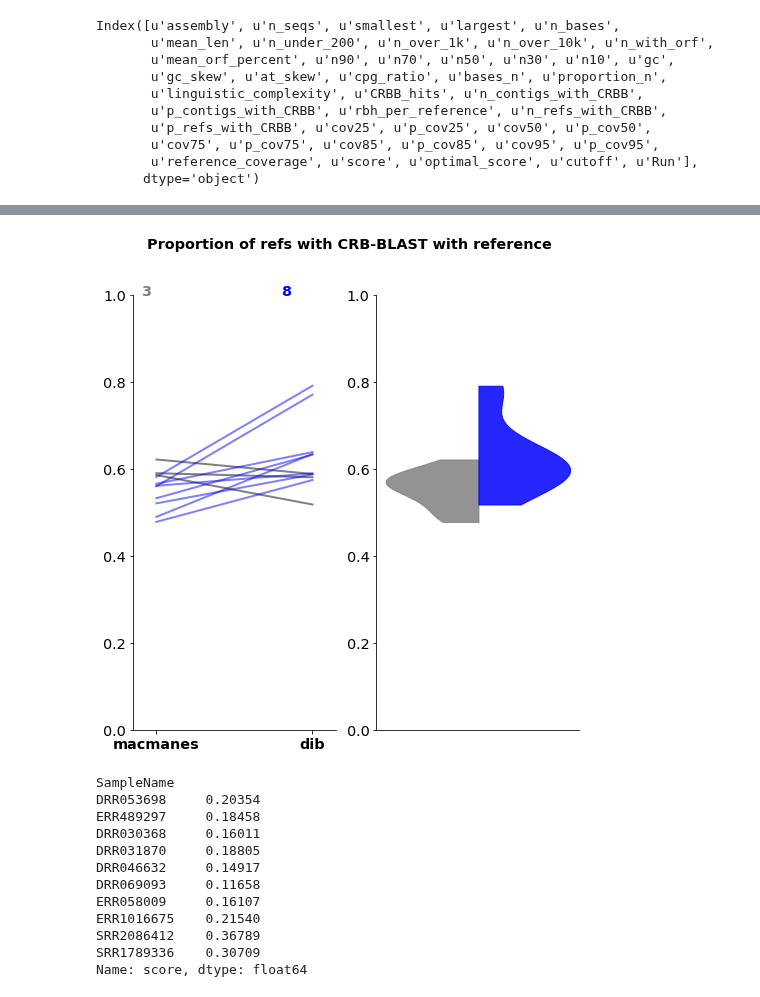
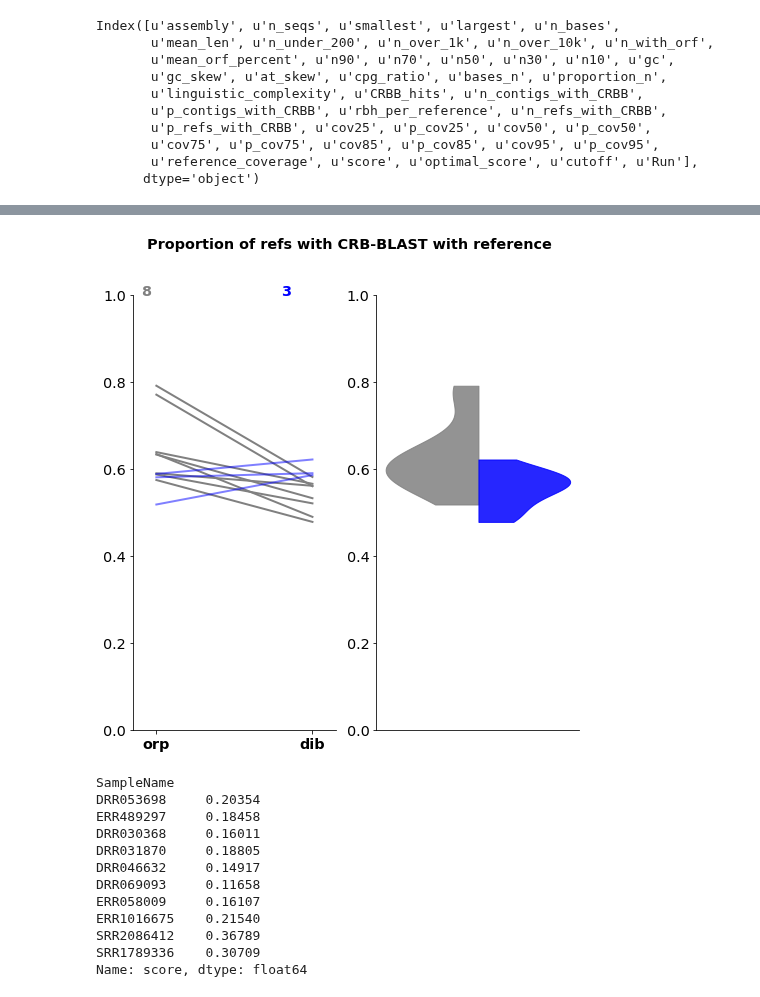
Before and after one commit to johnsolk/MMETSP, a Jupyter notebook: notebooks/oysterriver_dib_Sept2017.ipynb, the cells around one changed output, grey strips where cells are left out. Drawn from its saved outputs; the diff is of its cells as text; code cells hidden in the pictures.

Commit message:
orp CRBB, stats.R

```diff
--- a/notebooks/oysterriver_dib_Sept2017.ipynb
+++ b/notebooks/oysterriver_dib_Sept2017.ipynb
@@ -16,9 +16,9 @@ macmanes_transrate_score = pd.read_csv(file_macmanes_transrate_scores, index_col
 dib_transrate_score = pd.read_csv(file_dib_transrate_scores, index_col='SampleName')
 # %%
 # reference transrate metrics
-file_dib_v_macmanes_transrate = "~/Downloads/transrate_reference_dib_v_macmanes.csv"
-file_macmanes_v_dib_transrate = "~/Downloads/transrate_reverse_ref_macmanes_v_dib.csv"
-macmanes_transrate = pd.read_csv(file_dib_v_macmanes_transrate, index_col='SampleName')
-dib_transrate = pd.read_csv(file_macmanes_v_dib_transrate, index_col='SampleName')
+file_dib_v_orp_transrate = "~/Downloads/transrate_reference_dib_v_macmanes.csv"
+file_orp_v_dib_transrate = "~/Downloads/transrate_reverse_ref_macmanes_v_dib.csv"
+dib_transrate = pd.read_csv(file_dib_v_orp_transrate, index_col='SampleName')
+orp_transrate = pd.read_csv(file_orp_v_dib_transrate, index_col='SampleName')
 # %%
 dib_transrate_score = dib_transrate_score.drop_duplicates()
@@ -107,7 +107,7 @@ def violin_split(df, col1, col2, fig, ax, color2='gray', color1='blue', ymin=0,
     ax.tick_params(axis= 'both',labelsize='x-large')
     ax.set_axis_bgcolor('white')
 
-def create_plots(df1, df2, column, col_title, df1name = 'macmanes', df2name = 'dib', ymax = 1, ymin = 0, ypos = 0.95):
+def create_plots(df1, df2, column, col_title, df1name = 'orp', df2name = 'dib', ymax = 1, ymin = 0, ypos = 0.95):
     fig, axs = plt.subplots(1,2)
     fig.set_size_inches(8,8)
     outdf, fig, ax = scatter_diff(df1, df2, column = column,
@@ -195,9 +195,9 @@ score
 | SRR2086412 | 0.28712 | 0.36789 |
 | SRR1789336 | 0.29000 | 0.30709 |
 # %%
-p_refs,fig, ax = create_plots(macmanes_transrate,dib_transrate, 'p_refs_with_CRBB', 'Proportion of refs with CRB-BLAST with reference',ymax=1, ypos=1)
+p_refs,fig, ax = create_plots(orp_transrate,dib_transrate, 'p_refs_with_CRBB', 'Proportion of refs with CRB-BLAST with reference',ymax=1, ypos=1)
 # %% [output]
-[figure, old version]
+[figure, new version]
 # %%
 dib_transrate_score.score
 # %% [output]
```
Also changed, not shown: parts of 13 cells of this notebook, 5 other files.
